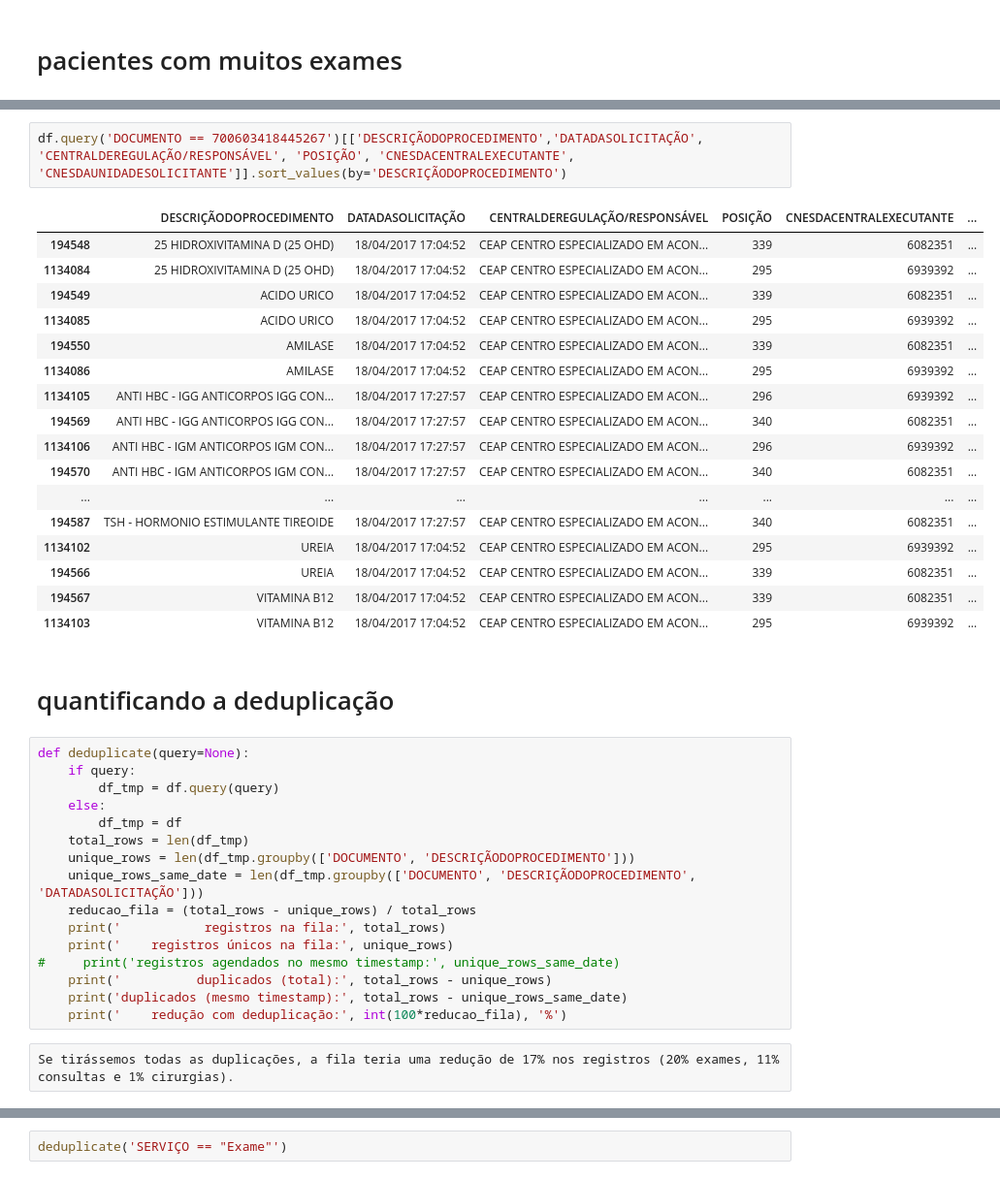
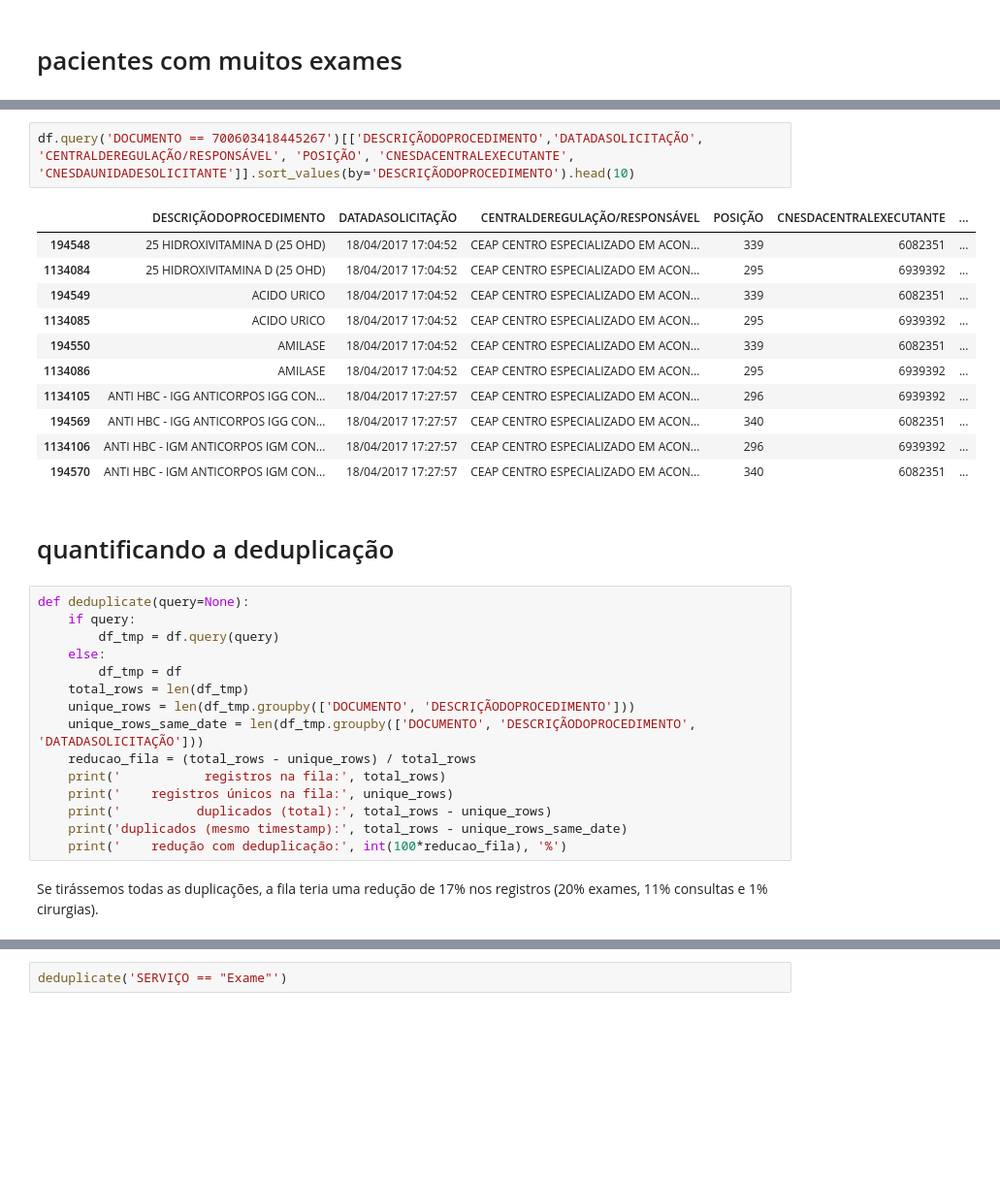
Before and after one commit to llautert/hacking-health-sc-2017, a Jupyter notebook: Análise exploratória da fila.ipynb, the cells around one changed output, grey strips where cells are left out. Shown at 97% size. Cells and saved outputs as stored; diff of their text form; blank space fills up the shorter version.

```diff
--- a/Análise exploratória da fila.ipynb
+++ b/Análise exploratória da fila.ipynb
@@ -260,23 +245,17 @@ df.query('DOCUMENTO == 704207709501384')[['DESCRIÇÃODOPROCEDIMENTO','DATADASOL
 # %%
-df.query('DOCUMENTO == 700603418445267')[['DESCRIÇÃODOPROCEDIMENTO','DATADASOLICITAÇÃO', 'CENTRALDEREGULAÇÃO/RESPONSÁVEL', 'POSIÇÃO', 'CNESDACENTRALEXECUTANTE', 'CNESDAUNIDADESOLICITANTE']].sort_values(by='DESCRIÇÃODOPROCEDIMENTO')
+df.query('DOCUMENTO == 700603418445267')[['DESCRIÇÃODOPROCEDIMENTO','DATADASOLICITAÇÃO', 'CENTRALDEREGULAÇÃO/RESPONSÁVEL', 'POSIÇÃO', 'CNESDACENTRALEXECUTANTE', 'CNESDAUNIDADESOLICITANTE']].sort_values(by='DESCRIÇÃODOPROCEDIMENTO').head(10)
 # %% [output]
 |  | DESCRIÇÃODOPROCEDIMENTO | DATADASOLICITAÇÃO | CENTRALDEREGULAÇÃO/RESPONSÁVEL | POSIÇÃO | CNESDACENTRALEXECUTANTE | ... |
 | 194548 | 25 HIDROXIVITAMINA D (25 OHD) | 18/04/2017 17:04:52 | CEAP CENTRO ESPECIALIZADO EM ACON... | 339 | 6082351 | ... |
 | 1134084 | 25 HIDROXIVITAMINA D (25 OHD) | 18/04/2017 17:04:52 | CEAP CENTRO ESPECIALIZADO EM ACON... | 295 | 6939392 | ... |
 | 194549 | ACIDO URICO | 18/04/2017 17:04:52 | CEAP CENTRO ESPECIALIZADO EM ACON... | 339 | 6082351 | ... |
 | 1134085 | ACIDO URICO | 18/04/2017 17:04:52 | CEAP CENTRO ESPECIALIZADO EM ACON... | 295 | 6939392 | ... |
 | 194550 | AMILASE | 18/04/2017 17:04:52 | CEAP CENTRO ESPECIALIZADO EM ACON... | 339 | 6082351 | ... |
 | 1134086 | AMILASE | 18/04/2017 17:04:52 | CEAP CENTRO ESPECIALIZADO EM ACON... | 295 | 6939392 | ... |
 | 1134105 | ANTI HBC - IGG ANTICORPOS IGG CON... | 18/04/2017 17:27:57 | CEAP CENTRO ESPECIALIZADO EM ACON... | 296 | 6939392 | ... |
 | 194569 | ANTI HBC - IGG ANTICORPOS IGG CON... | 18/04/2017 17:27:57 | CEAP CENTRO ESPECIALIZADO EM ACON... | 340 | 6082351 | ... |
 | 1134106 | ANTI HBC - IGM ANTICORPOS IGM CON... | 18/04/2017 17:27:57 | CEAP CENTRO ESPECIALIZADO EM ACON... | 296 | 6939392 | ... |
 | 194570 | ANTI HBC - IGM ANTICORPOS IGM CON... | 18/04/2017 17:27:57 | CEAP CENTRO ESPECIALIZADO EM ACON... | 340 | 6082351 | ... |
-| ... | ... | ... | ... | ... | ... | ... |
-| 194587 | TSH - HORMONIO ESTIMULANTE TIREOIDE | 18/04/2017 17:27:57 | CEAP CENTRO ESPECIALIZADO EM ACON... | 340 | 6082351 | ... |
-| 1134102 | UREIA | 18/04/2017 17:04:52 | CEAP CENTRO ESPECIALIZADO EM ACON... | 295 | 6939392 | ... |
-| 194566 | UREIA | 18/04/2017 17:04:52 | CEAP CENTRO ESPECIALIZADO EM ACON... | 339 | 6082351 | ... |
-| 194567 | VITAMINA B12 | 18/04/2017 17:04:52 | CEAP CENTRO ESPECIALIZADO EM ACON... | 339 | 6082351 | ... |
-| 1134103 | VITAMINA B12 | 18/04/2017 17:04:52 | CEAP CENTRO ESPECIALIZADO EM ACON... | 295 | 6939392 | ... |
 # %% [markdown]
 # quantificando a deduplicação
 # %%
@@ -291,12 +270,11 @@ def deduplicate(query=None):
     reducao_fila = (total_rows - unique_rows) / total_rows
     print('           registros na fila:', total_rows)
     print('    registros únicos na fila:', unique_rows)
-#     print('registros agendados no mesmo timestamp:', unique_rows_same_date)
     print('          duplicados (total):', total_rows - unique_rows)
     print('duplicados (mesmo timestamp):', total_rows - unique_rows_same_date)
     print('    redução com deduplicação:', int(100*reducao_fila), '%')
-# %% [raw]
-Se tirássemos todas as duplicações, a fila teria uma redução de 17% nos registros (20% exames, 11% consultas e 1% cirurgias).
+# %% [markdown]
+Se tirássemos todas as duplicações, a fila teria uma redução de 17% nos registros (20% exames, 11% consultas e 1% cirurgias).
 # %%
 # geral
 deduplicate()
```
Also changed, not shown: parts of 24 cells of this notebook.
